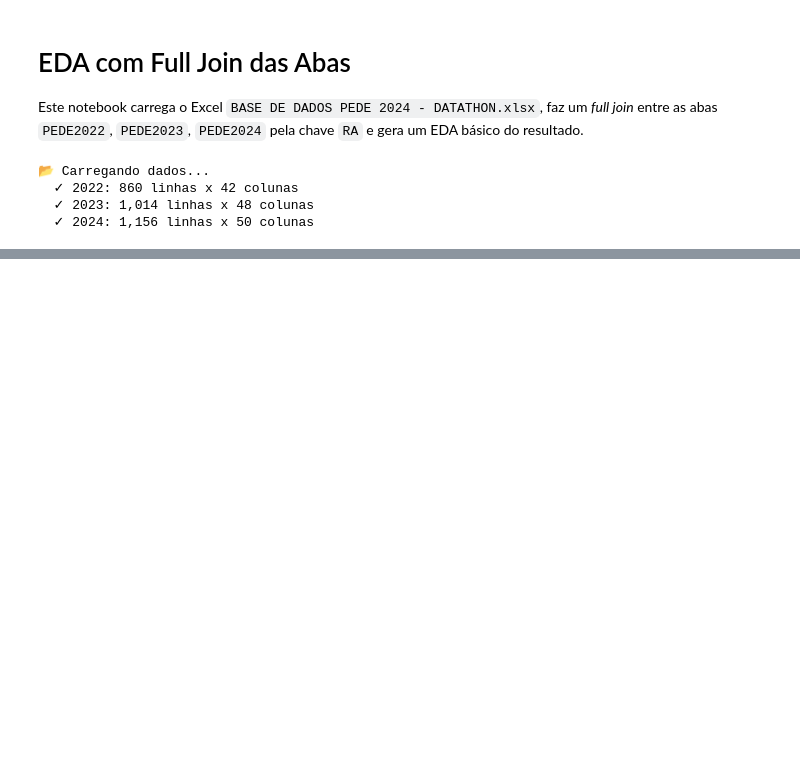
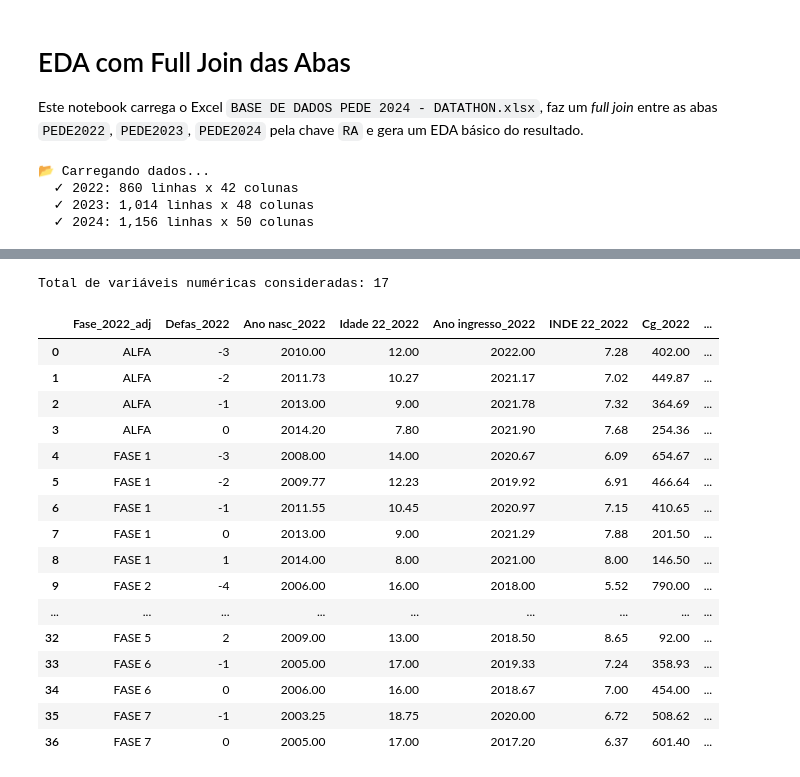
Before and after one commit to udanielsantin/Datathon-Machine-Learning-Engineering, a Jupyter notebook: data/data_modeling.ipynb, the cells around one changed output, grey strips where cells are left out. Cells and saved outputs as stored; diff of their text form; code cells hidden in the pictures; blank space fills up the shorter version.

```diff
--- a/data/data_modeling.ipynb
+++ b/data/data_modeling.ipynb
@@ -55,0 +182,48 @@ print("  ✓ Colunas renomeadas")
+# %%
+# 7. MÉDIAS DAS VARIÁVEIS POR FASE_2022_adj E VALOR DE DEFAS_2022
+base_2022 = df_2022_renamed.copy()
+
+# Converter Defas para número e remover linhas sem fase/defas
+base_2022["Defas_2022"] = pd.to_numeric(base_2022["Defas_2022"], errors="coerce")
+base_2022 = base_2022.dropna(subset=["Fase_2022_adj", "Defas_2022"])
+
+# Definir variáveis numéricas para média
+excluir = ["RA", "Fase_2022", "Fase_2022_adj", "Defas_2022"]
+for col in base_2022.columns:
+    if col not in excluir:
+        base_2022[col] = pd.to_numeric(base_2022[col], errors="coerce")
+
+cols_numericas = [
+    c for c in base_2022.columns
+    if c not in excluir and pd.api.types.is_numeric_dtype(base_2022[c]) and base_2022[c].notna().any()
+]
+
+medias_fase_defas = (
+    base_2022.groupby(["Fase_2022_adj", "Defas_2022"])[cols_numericas]
+    .mean()
+    .round(2)
+    .reset_index()
+    .sort_values(["Fase_2022_adj", "Defas_2022"])
+)
+
+print(f"Total de variáveis numéricas consideradas: {len(cols_numericas)}")
+display(medias_fase_defas)
+# %% [output]
+Total de variáveis numéricas consideradas: 17
+|  | Fase_2022_adj | Defas_2022 | Ano nasc_2022 | Idade 22_2022 | Ano ingresso_2022 | INDE 22_2022 | Cg_2022 | ... |
+| 0 | ALFA | -3 | 2010.00 | 12.00 | 2022.00 | 7.28 | 402.00 | ... |
+| 1 | ALFA | -2 | 2011.73 | 10.27 | 2021.17 | 7.02 | 449.87 | ... |
+| 2 | ALFA | -1 | 2013.00 | 9.00 | 2021.78 | 7.32 | 364.69 | ... |
+| 3 | ALFA | 0 | 2014.20 | 7.80 | 2021.90 | 7.68 | 254.36 | ... |
+| 4 | FASE 1 | -3 | 2008.00 | 14.00 | 2020.67 | 6.09 | 654.67 | ... |
+| 5 | FASE 1 | -2 | 2009.77 | 12.23 | 2019.92 | 6.91 | 466.64 | ... |
+| 6 | FASE 1 | -1 | 2011.55 | 10.45 | 2020.97 | 7.15 | 410.65 | ... |
+| 7 | FASE 1 | 0 | 2013.00 | 9.00 | 2021.29 | 7.88 | 201.50 | ... |
+| 8 | FASE 1 | 1 | 2014.00 | 8.00 | 2021.00 | 8.00 | 146.50 | ... |
+| 9 | FASE 2 | -4 | 2006.00 | 16.00 | 2018.00 | 5.52 | 790.00 | ... |
+| ... | ... | ... | ... | ... | ... | ... | ... | ... |
+| 32 | FASE 5 | 2 | 2009.00 | 13.00 | 2018.50 | 8.65 | 92.00 | ... |
+| 33 | FASE 6 | -1 | 2005.00 | 17.00 | 2019.33 | 7.24 | 358.93 | ... |
+| 34 | FASE 6 | 0 | 2006.00 | 16.00 | 2018.67 | 7.00 | 454.00 | ... |
+| 35 | FASE 7 | -1 | 2003.25 | 18.75 | 2020.00 | 6.72 | 508.62 | ... |
+| 36 | FASE 7 | 0 | 2005.00 | 17.00 | 2017.20 | 6.37 | 601.40 | ... |
```
Also changed, not shown: parts of 14 cells of this notebook.
